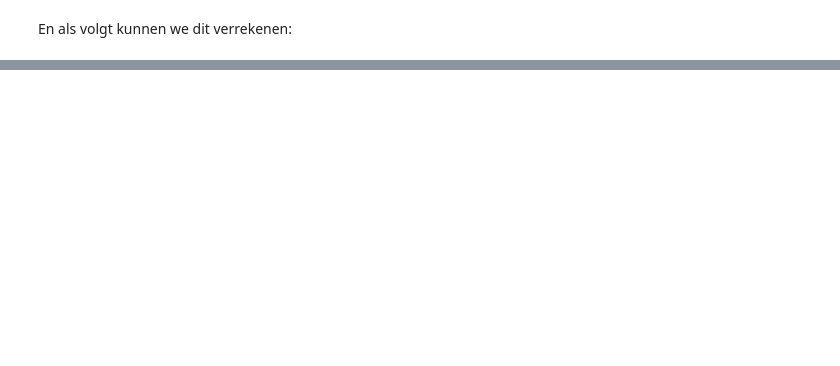
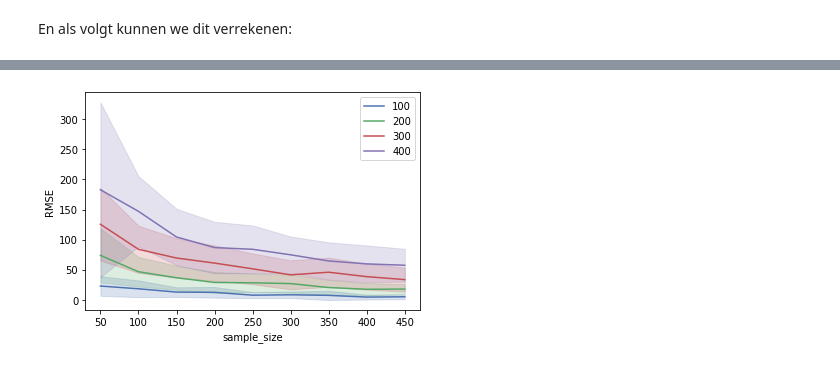
Before and after one commit to mikekestemont/chivalric_diversity, a Jupyter notebook: analysis.ipynb, the cells around one changed output, grey strips where cells are left out. Cells and saved outputs as stored; diff of their text form; code cells hidden in the pictures; blank space fills up the shorter version.

```diff
--- a/analysis.ipynb
+++ b/analysis.ipynb
@@ -157,0 +250,3 @@ t - bias
+# %%
+pop = sample_lnorm(200, 600)
+pd.Series(pop).describe()
@@ -157,0 +263,11 @@ t - bias
+# %%
+reps, s_pool, cv = 200, 150, 0.937
+sample_sizes = range(50, 350, 50)
+
+results = []
+for i, n_sim in enumerate(sample_sizes):
+    for j in range(reps):
+        pop = sample_lnorm(s_pool, n_sims=n_sim, cv=cv)
+        results.append({'sample size': n_sim, 'S': jackknife(pop)[0], 'estimator': 'Jackknife'})
+        results.append({'sample size': n_sim, 'S': chao_richness(pop), 'estimator': 'Chao & Jost'})
+S_df = pd.DataFrame(results)
@@ -157,0 +309,20 @@ t - bias
+# %%
+richnesses = range(100, 500, 100)
+sample_sizes = range(50, 500, 50)
+iterations, cv = 50, 0.937
+results = []
+
+from itertools import product
+from tqdm import tqdm
+
+for richness, sample_size in tqdm(list(product(richnesses, sample_sizes))):
+    for i in range(iterations):
+        pop = sample_lnorm(richness, n_sims=sample_size, cv=cv)
+        estimate = chao_richness(pop)
+        #estimate = jackknife(pop)[0]
+        results.append((sample_size, estimate, richness))
+
+results = pd.DataFrame(results, columns=('sample_size', 'estimate', 'richness'))
+# %%
+results['RMSE'] = np.sqrt((results['richness'] - results['estimate']) ** 2)
+results.head(10)
@@ -157,0 +341,10 @@ t - bias
+# %%
+import seaborn as sns
+import matplotlib.pyplot as plt
+
+for idx, group in results.groupby('richness'):
+    label = str(group['richness'].unique()[0])
+    ax = sns.lineplot(x="sample_size", y="RMSE", ci= 'sd', data=group, label=label)
+plt.legend();
+# %% [output]
+[figure, added]
```
Also changed, not shown: parts of 38 cells of this notebook.
